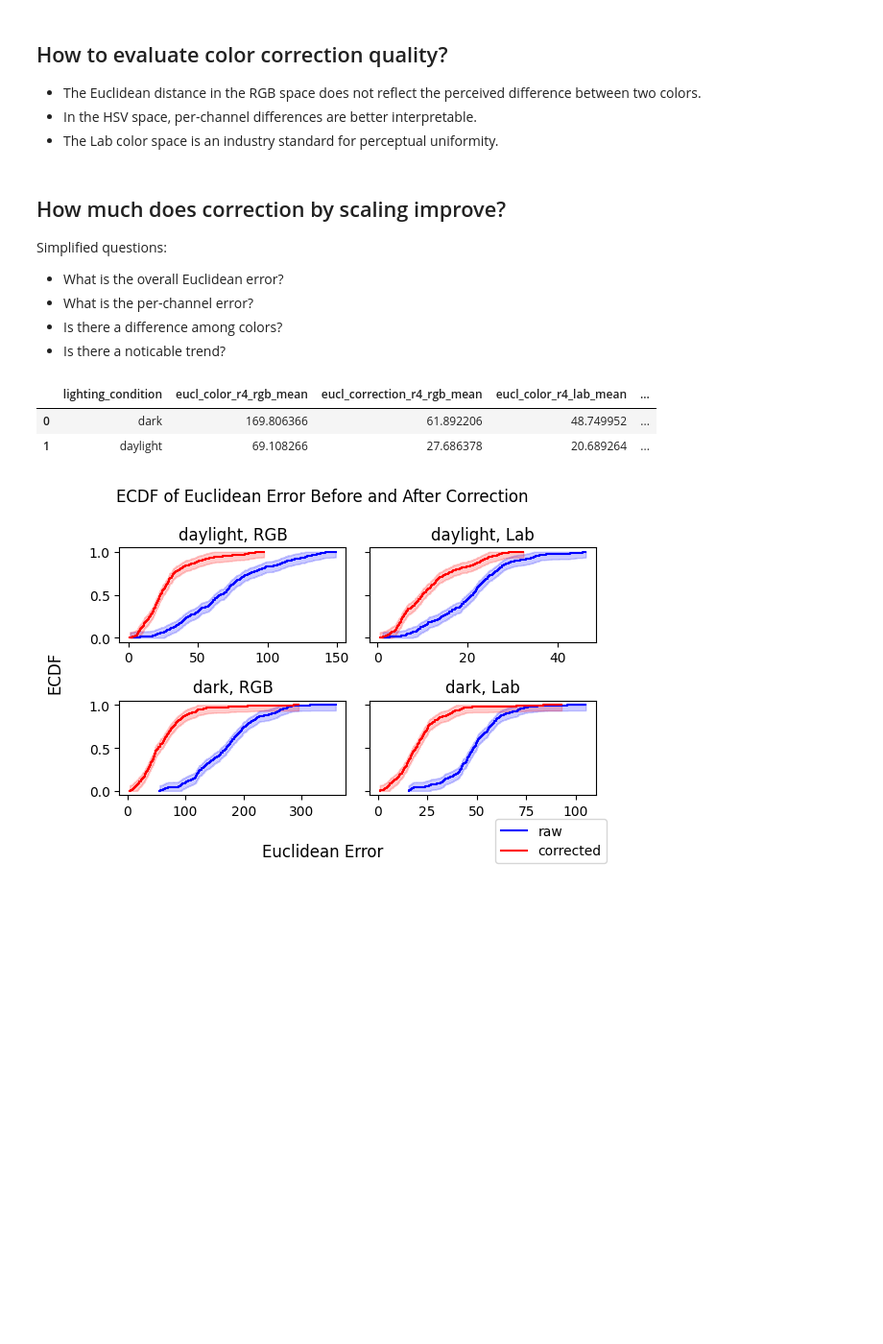
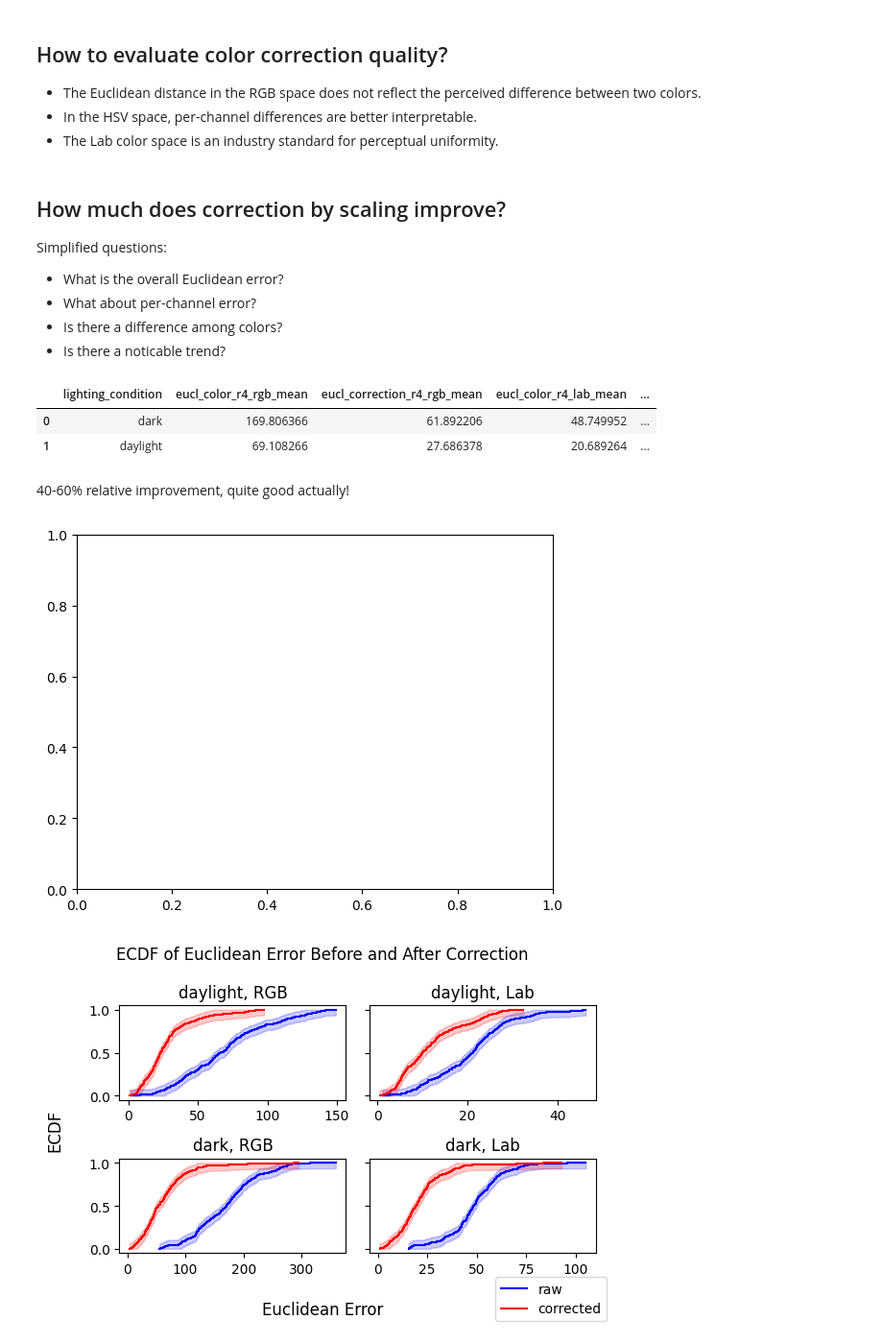
Before and after one commit to takiisme/Colormeter, a Jupyter notebook: correction_by_scaling.ipynb, the cells around one changed output. Shown at 96% size. Drawn from its saved outputs; the diff is of its cells as text; code cells hidden in the pictures; blank space fills up the shorter version.

```diff
--- a/correction_by_scaling.ipynb
+++ b/correction_by_scaling.ipynb
@@ -29,8 +29,6 @@ df_dark2["lighting_condition"] = "dark"
 # df_dark2['session_name'] = 2
 
 df = pd.concat([df_daylight1, df_daylight2, df_dark1, df_dark2], ignore_index=True)
-# print(df.head())
-# print(df.info())
 df[['correction_r4_R', 'correction_r4_G', 'correction_r4_B']] = df.apply(
     apply_correction,
     axis=1,
@@ -45,7 +43,7 @@ for prefix in ['color_r4_', 'correction_r4_', 'gt__']:
 # df.head()
 
 # Per-channel error
-for channel in ['R', 'G', 'B', 'H', 'S', 'V', 'L', 'a', 'b']:
+for channel in ['R', 'G', 'B', 'H', 'S', 'V', 'l', 'a', 'b']:
     df[f'error_color_r4_{channel}'] = df[f'color_r4_{channel}'] - df[f'gt__{channel}']
     df[f'error_correction_r4_{channel}'] = df[f'correction_r4_{channel}'] - df[f'gt__{channel}']
 # print(df.columns)
@@ -63,12 +61,12 @@ df['eucl_correction_r4_rgb'] = np.sqrt(
     df['error_correction_r4_B']**2
 )
 df['eucl_color_r4_lab'] = np.sqrt(
-    df['error_color_r4_L']**2 +
+    df['error_color_r4_l']**2 +
     df['error_color_r4_a']**2 +
     df['error_color_r4_b']**2
 )
 df['eucl_correction_r4_lab'] = np.sqrt(
-    df['error_correction_r4_L']**2 +
+    df['error_correction_r4_l']**2 +
     df['error_correction_r4_a']**2 +
     df['error_correction_r4_b']**2
 )
@@ -151,7 +106,7 @@ df_long
 Simplified questions:
 
 - What is the overall Euclidean error?
-- What is the per-channel error?
+- What about per-channel error?
 - Is there a difference among colors?
 - Is there a noticable trend?
 # %%
@@ -196,6 +144,8 @@ df_eucl.groupby('lighting_condition').agg({
 |  | lighting_condition | eucl_color_r4_rgb_mean | eucl_correction_r4_rgb_mean | eucl_color_r4_lab_mean | ... |
 | 0 | dark | 169.806366 | 61.892206 | 48.749952 | ... |
 | 1 | daylight | 69.108266 | 27.686378 | 20.689264 | ... |
+# %% [markdown]
+40-60% relative improvement, quite good actually!
 # %%
 # What about the distribution of errors before and after correction?
 # Plan: ecdf of Euclidean error with DKW confidence intervals
@@ -211,24 +161,17 @@ def ecdf(x, alpha=0.05):
     upper = np.minimum(y + width, 1)
     return x_sorted, y, lower, upper
 
-def plot_ecdf(eucl_raw, eucl_corrected, alpha=0.05, ax=None):
+def plot_ecdf(eucl_raw, eucl_corrected, alpha=0.05, ax=plt.gca()):
     """Compute ECDF for a one-dimensional array of measurements."""
-    if ax is None:
-        fig, ax = plt.subplots()
     x_sorted, y, lower, upper = ecdf(eucl_raw, alpha=alpha)
     ax.step(x_sorted, y, label='raw', where='post', color='blue')
     ax.fill_between(x_sorted, lower, upper, step='post', alpha=0.2, color='blue')
     x_sorted, y, lower, upper = ecdf(eucl_corrected, alpha=alpha)
     ax.step(x_sorted, y, label='corrected', where='post', color='red')
     ax.fill_between(x_sorted, lower, upper, step='post', alpha=0.2, color='red')
-    # ax.legend(loc="lower right", framealpha=1.0, facecolor="white")
-    # ax.set_xlabel('Euclidean Error')
-    # ax.set_ylabel('ECDF')
-    # ax.step(x_sorted, y, where='post')
-    # ax.fill_between(x_sorted, lower, upper, step='post', alpha=0.2)
     return ax
 
-# # TODO: better plot theme
+# TODO: better plot theme
 fig, axs = plt.subplots(2, 2, figsize=(6,4), sharey=True)
 
 ax = axs[0, 0]
@@ -236,34 +179,35 @@ ax.set_title('daylight, RGB')
 eucl_raw = df.query('lighting_condition == "daylight"')['eucl_color_r4_rgb'].values
 eucl_corrected = df.query('lighting_condition == "daylight"')['eucl_correction_r4_rgb'].values
 plot_ecdf(eucl_raw, eucl_corrected, ax=ax)
 
 ax = axs[0, 1]
 ax.set_title('daylight, Lab')
 eucl_raw = df.query('lighting_condition == "daylight"')['eucl_color_r4_lab'].values
 eucl_corrected = df.query('lighting_condition == "daylight"')['eucl_correction_r4_lab'].values
 plot_ecdf(eucl_raw, eucl_corrected, ax=ax)
 
 ax = axs[1, 0]
 ax.set_title('dark, RGB')
 eucl_raw = df.query('lighting_condition == "dark"')['eucl_color_r4_rgb'].values
 eucl_corrected = df.query('lighting_condition == "dark"')['eucl_correction_r4_rgb'].values
 plot_ecdf(eucl_raw, eucl_corrected, ax=ax)
 
 ax = axs[1, 1]
 ax.set_title('dark, Lab')
 eucl_raw = df.query('lighting_condition == "dark"')['eucl_color_r4_lab'].values
 eucl_corrected = df.query('lighting_condition == "dark"')['eucl_correction_r4_lab'].values
 plot_ecdf(eucl_raw, eucl_corrected, ax=ax)
 
 handles, labels = axs[0, 0].get_legend_handles_labels()
 fig.legend(handles, labels, loc='lower right', ncol=1)
 fig.suptitle('ECDF of Euclidean Error Before and After Correction')
 fig.supylabel('ECDF')
 fig.supxlabel('Euclidean Error')
 fig.tight_layout()
 plt.show()
 # %% [output]
-[figure, old version]
+[figure, new version]
+[figure, added]
 # %% [markdown]
 Observations:
 
```
Also changed, not shown: parts of 8 cells of this notebook, 1 other file.
